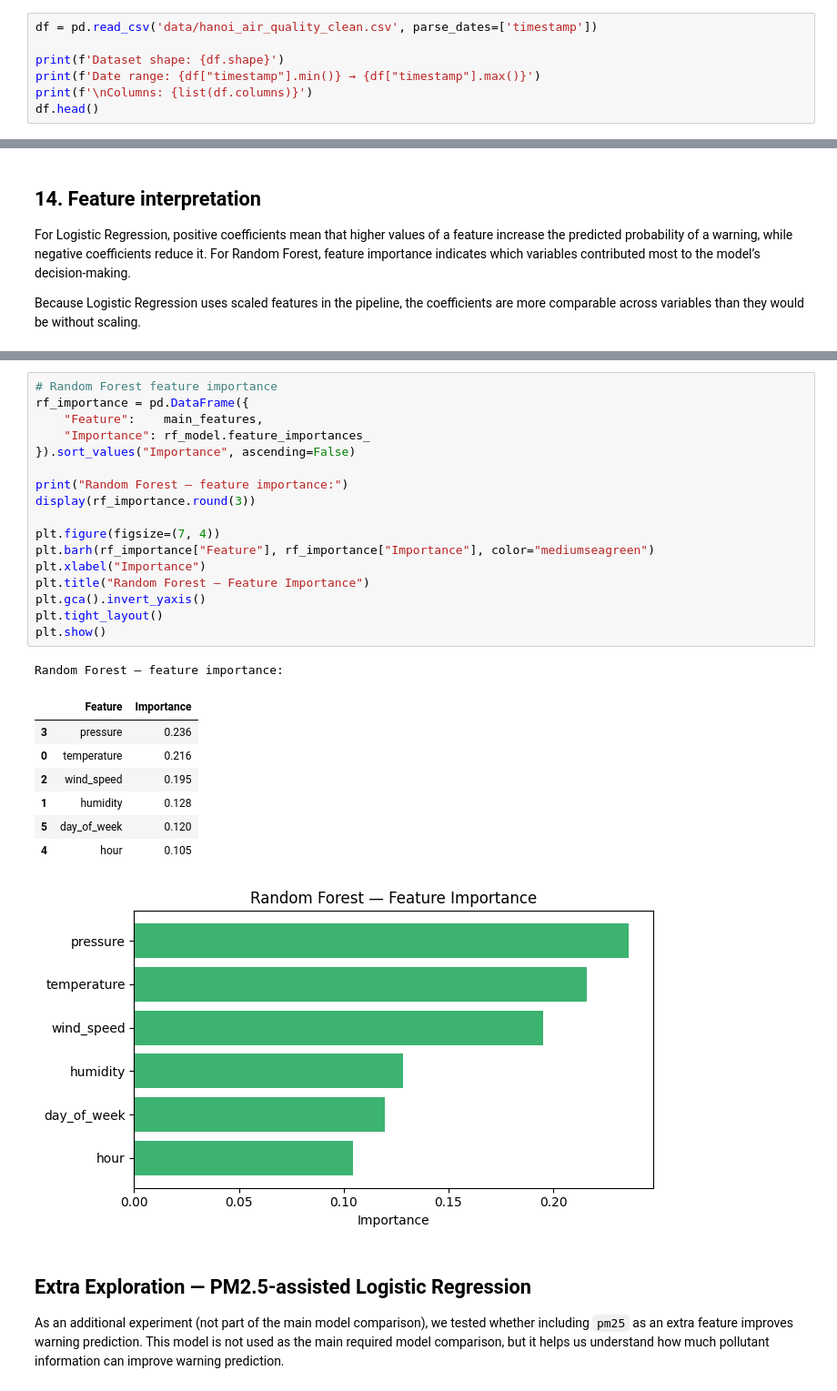
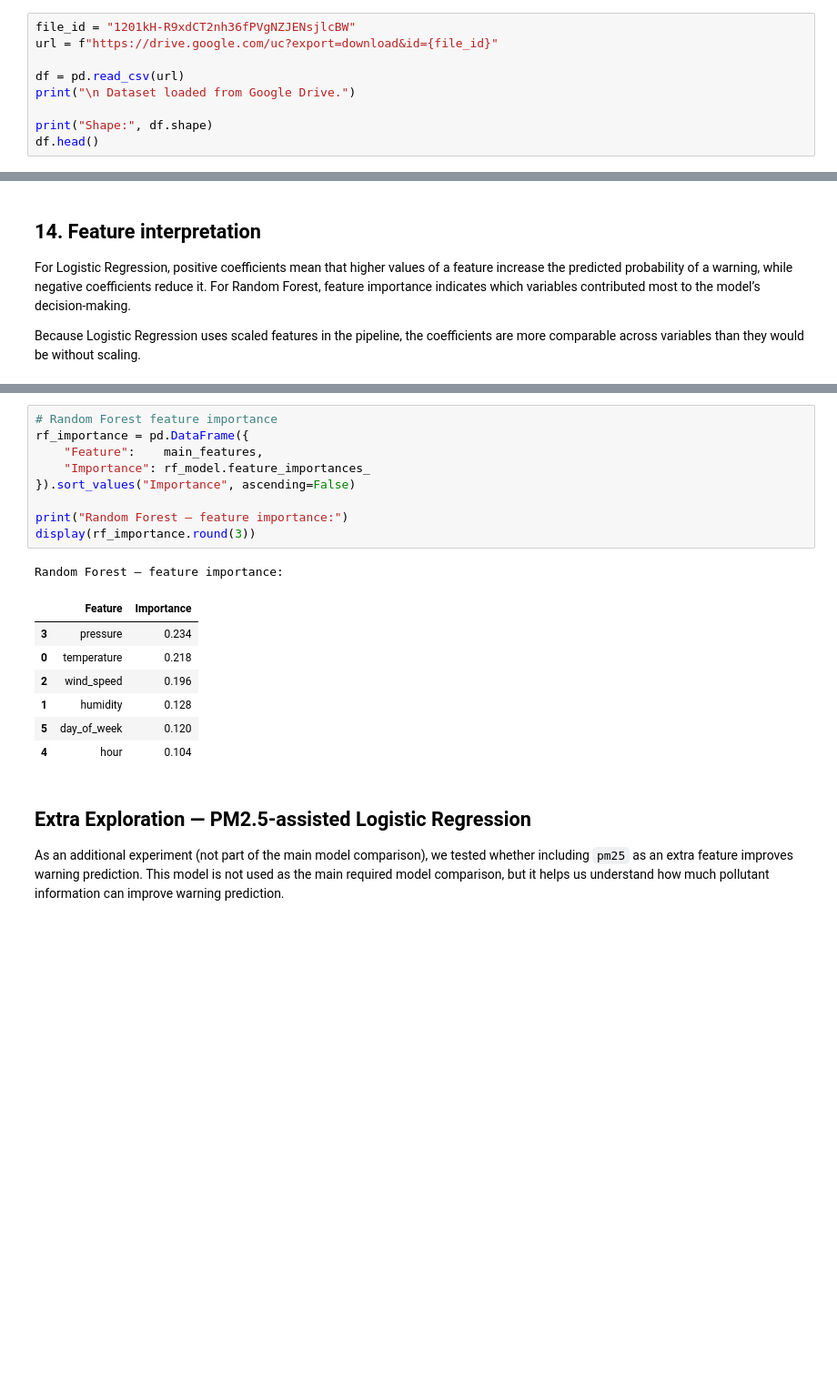
Before and after one commit to quyneehcl/HanoiAirQuality, a Jupyter notebook: task2.ipynb, the cells around one changed output, grey strips where cells are left out. Shown at 91% size. Saved outputs shown, nothing was run; the diff lists cells and outputs as text; blank space fills up the shorter version.

```diff
--- a/task2.ipynb
+++ b/task2.ipynb
@@ -33,10 +33,12 @@ RANDOM_STATE = 42
 # %% [markdown]
 ## 2. Load the dataset
 # %%
-df = pd.read_csv('data/hanoi_air_quality_clean.csv', parse_dates=['timestamp'])
+file_id = "1201kH-R9xdCT2nh36fPVgNZJENsjlcBW"
+url = f"https://drive.google.com/uc?export=download&id={file_id}"
 
-print(f'Dataset shape: {df.shape}')
-print(f'Date range: {df["timestamp"].min()} → {df["timestamp"].max()}')
-print(f'\nColumns: {list(df.columns)}')
+df = pd.read_csv(url)
+print("\n Dataset loaded from Google Drive.")
+
+print("Shape:", df.shape)
 df.head()
 # %% [output]
@@ -725,30 +682,21 @@ Logistic Regression — scaled coefficients:
 # %%
 # Random Forest feature importance
 rf_importance = pd.DataFrame({
     "Feature":    main_features,
     "Importance": rf_model.feature_importances_
 }).sort_values("Importance", ascending=False)
 
 print("Random Forest — feature importance:")
 display(rf_importance.round(3))
-
-plt.figure(figsize=(7, 4))
-plt.barh(rf_importance["Feature"], rf_importance["Importance"], color="mediumseagreen")
-plt.xlabel("Importance")
-plt.title("Random Forest — Feature Importance")
-plt.gca().invert_yaxis()
-plt.tight_layout()
-plt.show()
 # %% [output]
 Random Forest — feature importance:
 |  | Feature | Importance |
-| 3 | pressure | 0.236 |
-| 0 | temperature | 0.216 |
-| 2 | wind_speed | 0.195 |
+| 3 | pressure | 0.234 |
+| 0 | temperature | 0.218 |
+| 2 | wind_speed | 0.196 |
 | 1 | humidity | 0.128 |
 | 5 | day_of_week | 0.120 |
-| 4 | hour | 0.105 |
+| 4 | hour | 0.104 |
-[figure, removed]
 # %% [markdown]
 ## Extra Exploration — PM2.5-assisted Logistic Regression
 
```
Also changed, not shown: parts of 18 cells of this notebook.
